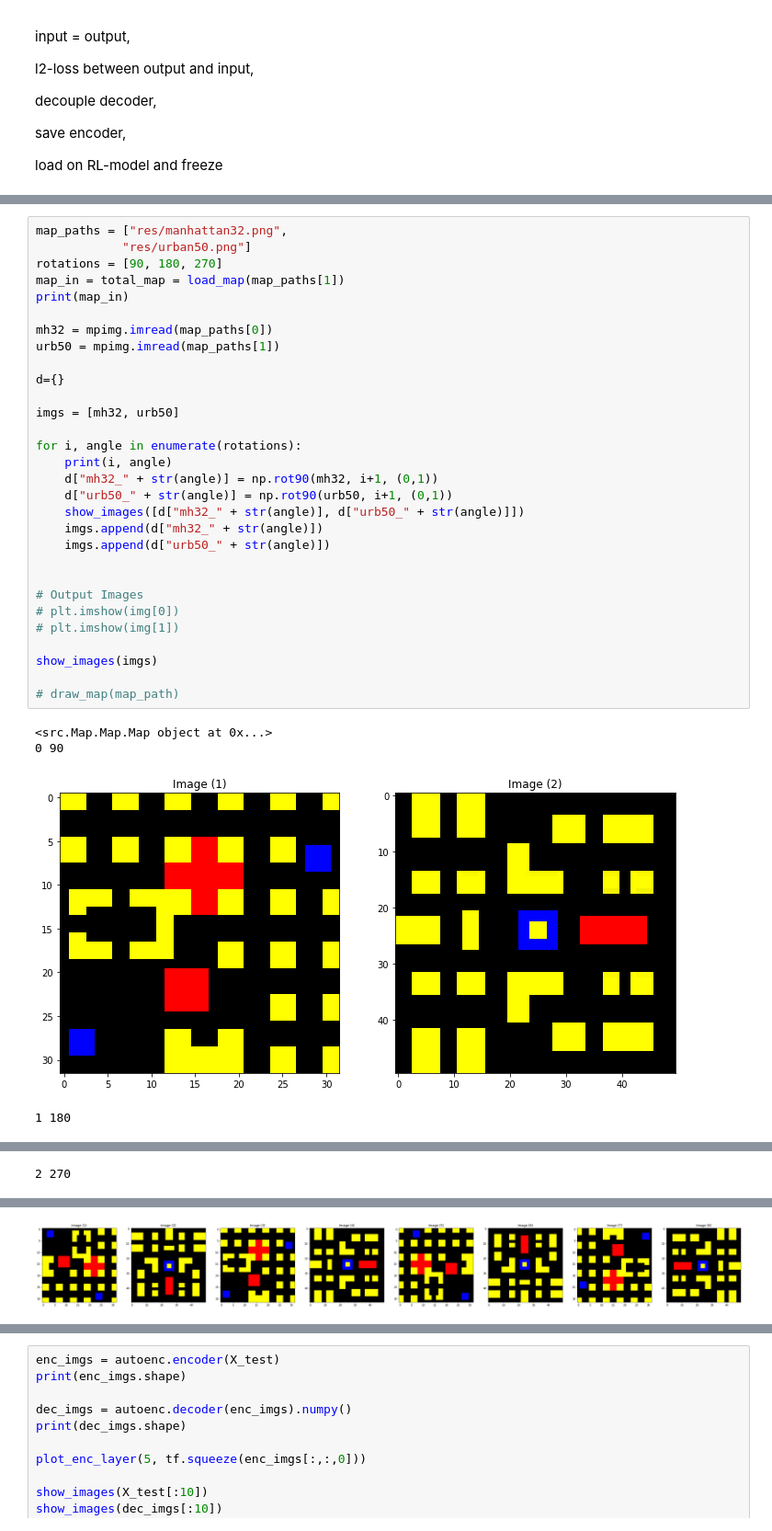
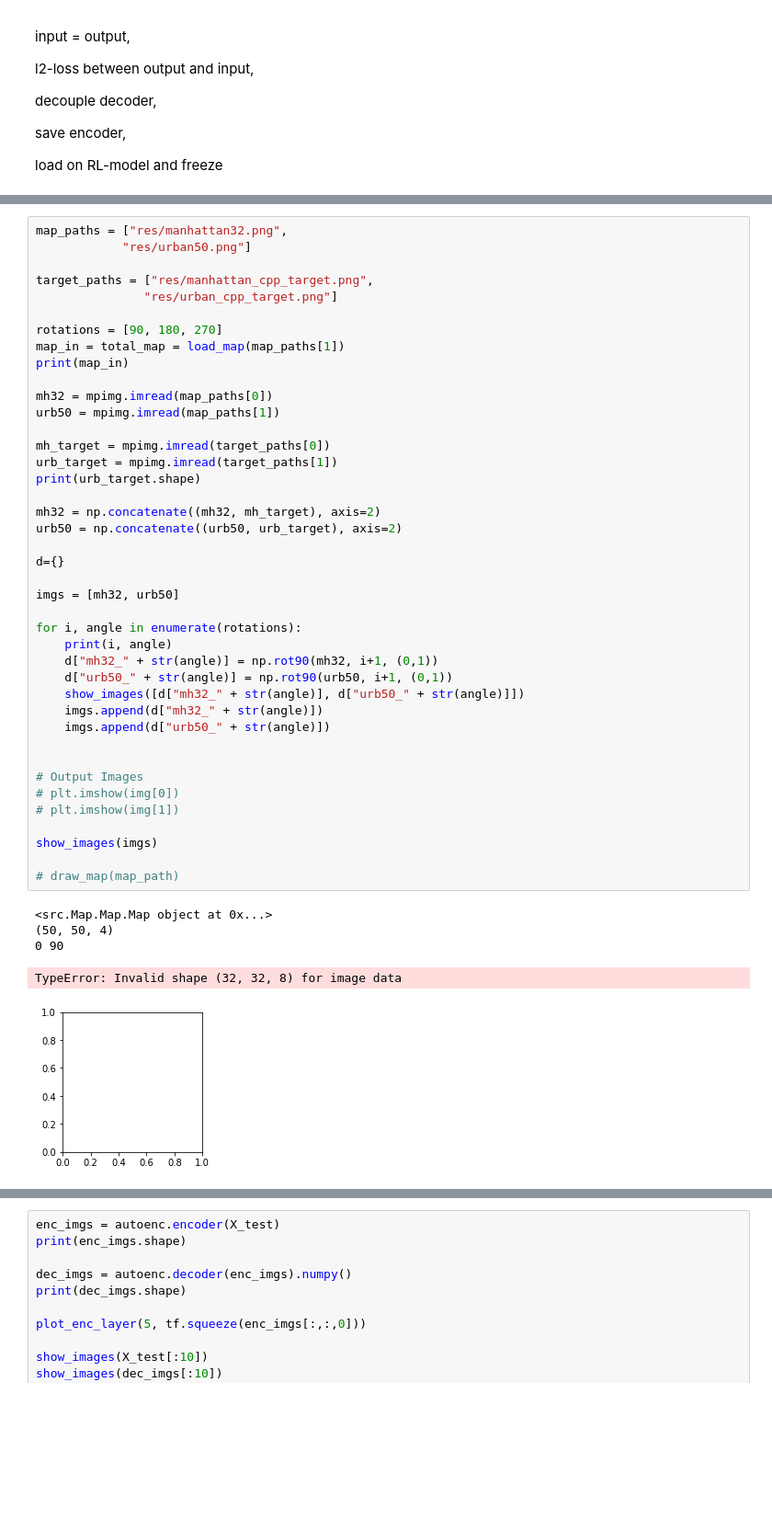
Before and after one commit to fgwy/uavSim, a Jupyter notebook: CNN_Pretrain/CNN-Autoencoder_pretrain.ipynb, the cells around one changed output, grey strips where cells are left out. Shown: that part at 92% size. Cells and saved outputs as stored; diff of their text form; blank space fills up the shorter version.

```diff
--- a/CNN_Pretrain/CNN-Autoencoder_pretrain.ipynb
+++ b/CNN_Pretrain/CNN-Autoencoder_pretrain.ipynb
@@ -41,35 +42,47 @@ ImportError: attempted relative import with no known parent package
 # %%
 map_paths = ["res/manhattan32.png",
             "res/urban50.png"]
+
+target_paths = ["res/manhattan_cpp_target.png",
+               "res/urban_cpp_target.png"]
+
 rotations = [90, 180, 270]
 map_in = total_map = load_map(map_paths[1])
 print(map_in)
 
 mh32 = mpimg.imread(map_paths[0])
 urb50 = mpimg.imread(map_paths[1])
+
+mh_target = mpimg.imread(target_paths[0])
+urb_target = mpimg.imread(target_paths[1])
+print(urb_target.shape)
+
+mh32 = np.concatenate((mh32, mh_target), axis=2)
+urb50 = np.concatenate((urb50, urb_target), axis=2)
 
 d={}
 
 imgs = [mh32, urb50]
 
 for i, angle in enumerate(rotations):
     print(i, angle)
     d["mh32_" + str(angle)] = np.rot90(mh32, i+1, (0,1))
     d["urb50_" + str(angle)] = np.rot90(urb50, i+1, (0,1))
     show_images([d["mh32_" + str(angle)], d["urb50_" + str(angle)]])
     imgs.append(d["mh32_" + str(angle)])
     imgs.append(d["urb50_" + str(angle)])
 
 
 # Output Images
 # plt.imshow(img[0])
 # plt.imshow(img[1])
 
 show_images(imgs)
 
 # draw_map(map_path)
 # %% [output]
 <src.Map.Map.Map object at 0x...>
+(50, 50, 4)
 0 90
+TypeError: Invalid shape (32, 32, 8) for image data
-[figure, old version]
+[figure, new version]
-1 180
@@ -77 +88,0 @@ show_images(imgs)
-2 270
@@ -79,4 +89,3 @@ show_images(imgs)
-[figure, removed]
 # %%
 """
 Prepare Data
```
Also changed, not shown: parts of 9 cells of this notebook, 17 other files.
